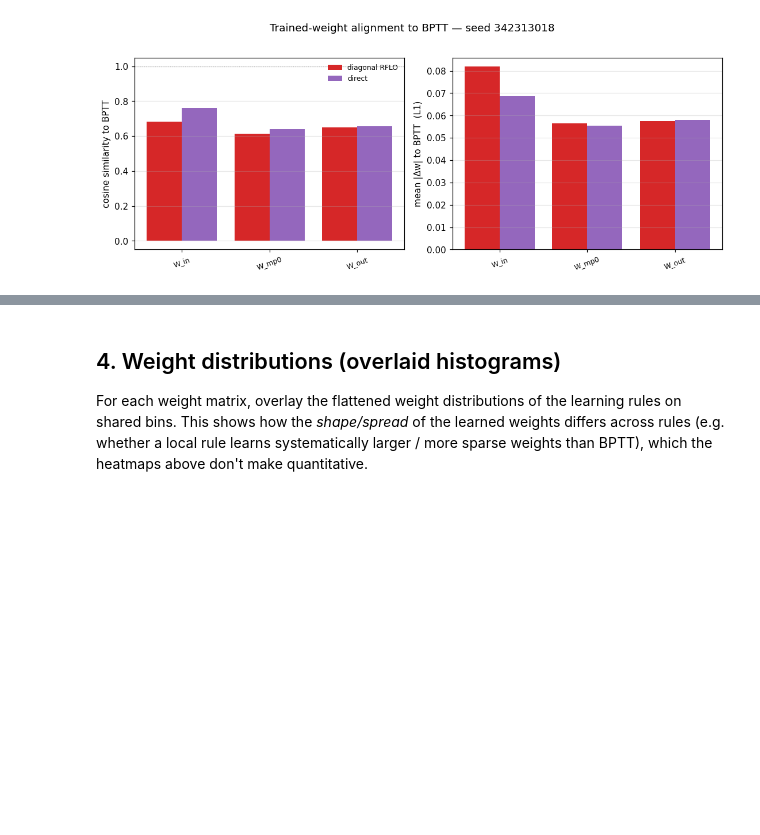
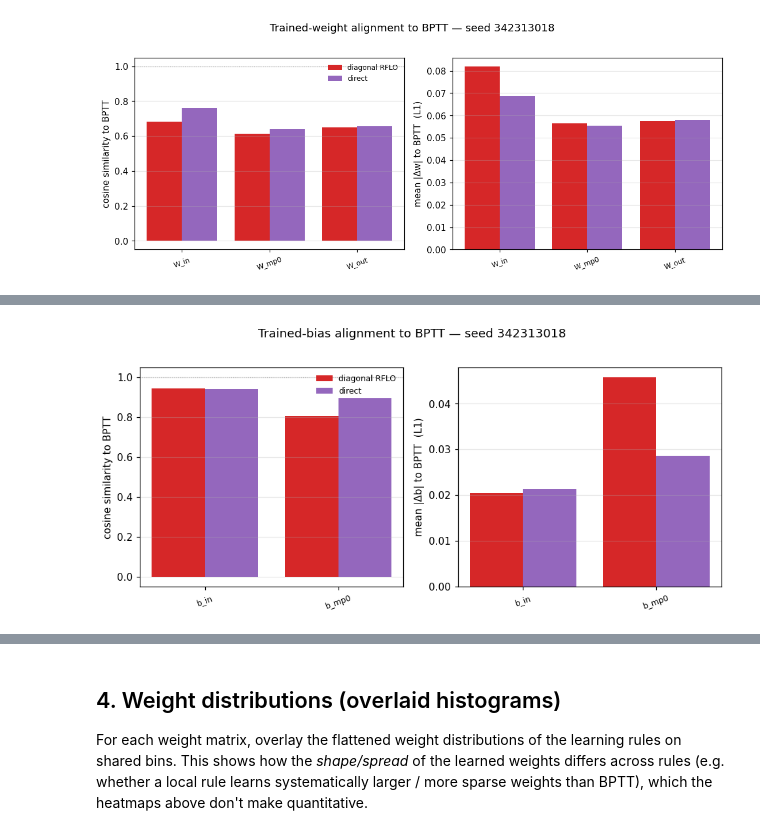
Before and after one commit to StevenZhang0116/mpn_local_learning, a Jupyter notebook: notebooks/visualize_trained_networks.ipynb, the cells around one changed output, grey strips where cells are left out. Cells and saved outputs as stored; diff of their text form; code cells hidden in the pictures; blank space fills up the shorter version.

```diff
--- a/notebooks/visualize_trained_networks.ipynb
+++ b/notebooks/visualize_trained_networks.ipynb
@@ -44,8 +44,8 @@ RULE_COLOR = {"bptt": "#1f77b4", "local_diag_rflo": "#d62728",
 # The net AND (below) the task config come from the checkpoints themselves — nothing
 # is regenerated from train_mpn's globals.
 CKPT_DIR  = tm.CKPT_DIR    # default <root>/checkpoints; set to any path you like
-CKPT_STEM = "dmpn_contextdelaydm1_h200-200_b128_n5000_lr1e-03_direct_fa_fbnorm_in-match_eta1.00_lam0.99_"
-SEED      = 548787145             # the seed suffix on the checkpoint files
+CKPT_STEM = "dmpn_contextdelaydm1_h200_b128_n5000_lr1e-03_direct_fa_fbnorm_in-match_eta1.00_lam0.99_"
+SEED      = 342313018             # the seed suffix on the checkpoint files
 RULES     = ["bptt", "local_diag_rflo", "local_direct"]
 DEVICE    = torch.device("cpu")
 
@@ -81,6 +81,17 @@ def save_fig(fig, suffix, dpi=150):
     return out
 
 print(f"figures will be saved to: {FIG_OUT_DIR}")
+
+import json as _json
+def save_json(obj, suffix):
+    """Save `obj` (JSON-serializable) to FIG_OUT_DIR as <CKPT_STEM>seed<SEED>_<suffix>.json
+    and return the path. Same naming convention as save_fig, so a figure and its
+    underlying numbers share a stem."""
+    out = FIG_OUT_DIR / f"{CKPT_STEM}seed{SEED}_{suffix}.json"
+    with open(out, "w") as fh:
+        _json.dump(obj, fh, indent=2)
+    print(f"saved json   -> {out}")
+    return out
 # %% [output]
 bptt                 <- dmpn_contextdelaydm1_h200_b128_n5000_lr1e-03_direct_fa_fbnorm_in-match_eta1.00_lam0.99_bptt_seed342313018.pt
 local_diag_rflo      <- dmpn_contextdelaydm1_h200_b128_n5000_lr1e-03_direct_fa_fbnorm_in-match_eta1.00_lam0.99_local_diag_rflo_seed342313018.pt
@@ -240,0 +261,82 @@ saved figure -> /allen/programs/mindscope/workgroups/auto-model/zihan.zhang/mpn_
+# %%
+# Extract each rule's trained BIAS vectors, then compare to BPTT (cosine + L1).
+# Reuses the _cos/_l1/_rel_l1 helpers defined in §3b.
+REF = "bptt"
+
+def _bias_vectors(net):
+    """Ordered {key: 1-D bias array} for a net: b_in (trainable embedding, if any),
+    each MP layer's b (b, b1, b2, ...), then b_out. Missing biases are omitted."""
+    d = {}
+    if getattr(net, "input_layer_active", False) and net.W_initial_linear.bias is not None:
+        d["b_in"] = net.W_initial_linear.bias.detach().cpu().numpy()
+    for k, mp in enumerate(net.mp_layers):
+        if getattr(mp, "layer_bias", False):
+            d[f"b_mp{k}"] = mp.b.detach().cpu().numpy()
+    if getattr(net, "b_output_active", False):
+        d["b_out"] = net.b_output.detach().cpu().numpy()
+    return d
+
+bias_comp = {rule: _bias_vectors(net) for rule, net in nets.items()}
+bias_align = {}   # filled below; consumed by the save cell
+
+if REF not in bias_comp:
+    print(f"reference '{REF}' not loaded; skipping bias alignment.")
+    bias_fig = None
+else:
+    # Only compare bias keys present for EVERY rule (so shapes line up).
+    bkeys = [k for k in bias_comp[REF] if all(k in bias_comp[r] for r in RULES)]
+    others = [r for r in RULES if r != REF]
+    if not bkeys:
+        print("no biases present on the nets; nothing to compare.")
+        bias_fig = None
+    else:
+        bcos = {r: {} for r in others}
+        bl1  = {r: {} for r in others}
+        brel = {r: {} for r in others}
+        for r in others:
+            for k in bkeys:
+                a, b = bias_comp[r][k], bias_comp[REF][k]
+                bcos[r][k] = _cos(a, b); bl1[r][k] = _l1(a, b); brel[r][k] = _rel_l1(a, b)
+
+        # Table.
+        print(f"Trained-bias alignment to {RULE_LABEL.get(REF, REF)} "
+              f"(seed {SEED}, {n_layers} MP layer{'s' if n_layers != 1 else ''}):")
+        print(f"  {'rule':16} {'bias':8} {'cosine':>9} {'mean L1':>10} {'rel L1':>9}")
+        for r in others:
+            for k in bkeys:
+                print(f"  {RULE_LABEL.get(r, r):16} {k:8} "
+                      f"{bcos[r][k]:>9.4f} {bl1[r][k]:>10.3e} {brel[r][k]:>9.3f}")
+
+        # Grouped bar charts: cosine (left), mean-L1 (right); x = bias, bars per rule.
+        xs = np.arange(len(bkeys))
+        width = 0.8 / max(len(others), 1)
+        bias_fig, (axc, axl) = plt.subplots(1, 2, figsize=(6.5 + 1.2 * len(bkeys), 4.0))
+        for i, r in enumerate(others):
+            off = (i - (len(others) - 1) / 2) * width
+            c = RULE_COLOR.get(r)
+            axc.bar(xs + off, [bcos[r][k] for k in bkeys], width, color=c,
+                    label=RULE_LABEL.get(r, r))
+            axl.bar(xs + off, [bl1[r][k] for k in bkeys], width, color=c,
+                    label=RULE_LABEL.get(r, r))
+        axc.axhline(1.0, color="0.7", lw=0.8, ls=":")
+        axc.set_ylabel(f"cosine similarity to {RULE_LABEL.get(REF, REF)}")
+        axc.set_ylim(min(0.0, min(bcos[r][k] for r in others for k in bkeys)) - 0.05, 1.05)
+        axl.set_ylabel(f"mean |Δb| to {RULE_LABEL.get(REF, REF)}  (L1)")
+        for ax in (axc, axl):
+            ax.set_xticks(xs); ax.set_xticklabels(bkeys, rotation=20, fontsize=8)
+            ax.grid(alpha=0.3, axis="y")
+        axc.legend(frameon=False, fontsize=8)
+        bias_fig.suptitle(f"Trained-bias alignment to {RULE_LABEL.get(REF, REF)} — seed {SEED}",
+                          y=1.02, fontsize=12)
+        bias_fig.tight_layout()
+        plt.show()
+
+        # JSON-ready record (saved in the next cell).
+        bias_align = {
+            "ruleset": RULESET, "seed": int(SEED), "ckpt_stem": CKPT_STEM,
+            "reference": REF, "bias_keys": bkeys, "rules": list(RULES),
+            "cosine": {r: {k: bcos[r][k] for k in bkeys} for r in others},
+            "l1":     {r: {k: bl1[r][k]  for k in bkeys} for r in others},
+            "rel_l1": {r: {k: brel[r][k] for k in bkeys} for r in others},
+        }
+# %% [output]
@@ -240,0 +349 @@ saved figure -> /allen/programs/mindscope/workgroups/auto-model/zihan.zhang/mpn_
+[figure, added]
```
Also changed, not shown: parts of 3 cells of this notebook, 5 other files.
